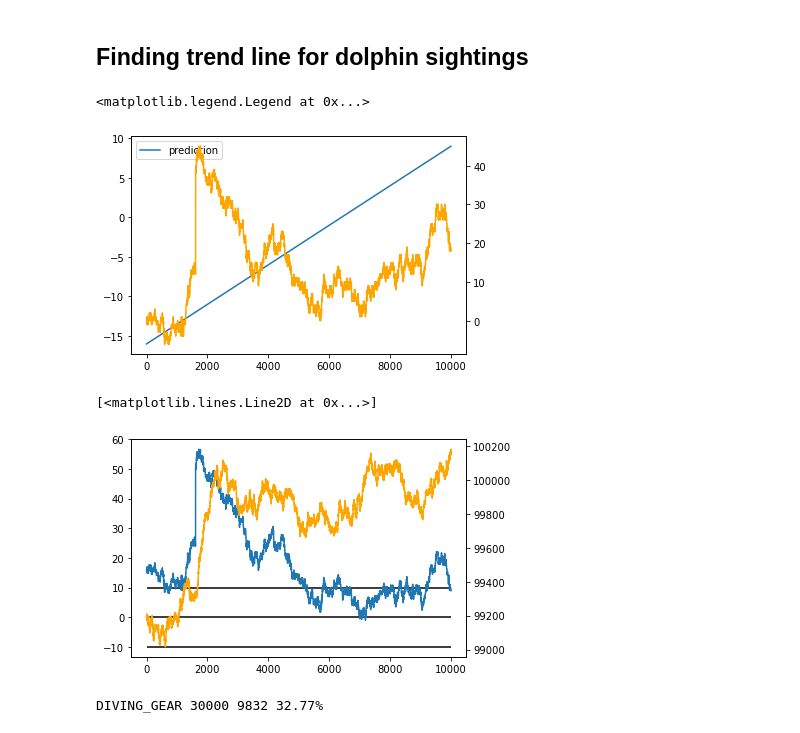
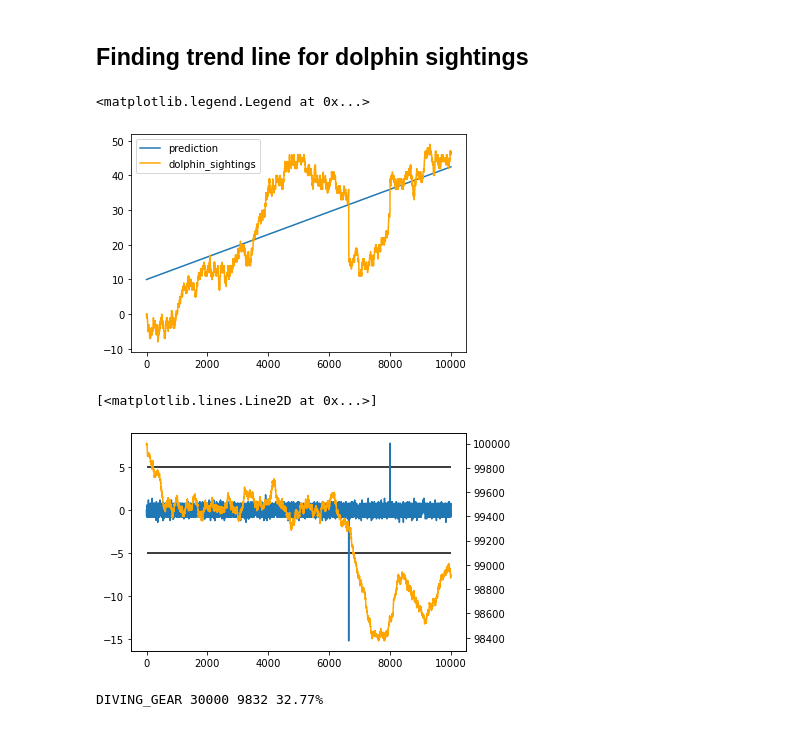
Before and after one commit to XiuLuoShen/imc_prosperity, a Jupyter notebook: Dolphins.ipynb, the cells around one changed output. Saved outputs shown, nothing was run; the diff lists cells and outputs as text; code cells hidden in the pictures.

```diff
--- a/Dolphins.ipynb
+++ b/Dolphins.ipynb
@@ -444,8 +458,6 @@ pd.DataFrame(dolphin_diff.value_counts().sort_index()).transpose()
 quote = hist_quotes['DIVING_GEAR'].copy()
 quote['time'] = quote['timestamp']/100
 quote['DOLPHIN_SIGHTINGS'] = hist_quotes['DOLPHIN_SIGHTINGS']['mid_price']
-quote['signal'] = dolphin_diff
-quote['signal'] = np.sign(dolphin_diff)
 
 trades = hist_trades['DIVING_GEAR']
 trades['time'] = trades['timestamp']/100
@@ -459,0 +550,22 @@ for t in FUTURE_TIMES:
+# %%
+# last few unique
+changes = dolphin_diff.loc[dolphin_diff != 0].copy()
+dolphin_unique = quote.loc[dolphin_diff != 0, 'DOLPHIN_SIGHTINGS'].copy()
+quote.drop('signal', axis=1,inplace=True)
+# changes = np.sign(changes)
+# quote['signal'] = changes.rolling(10).sum()-changes.rolling(20).sum()
+# macd
+# quote['signal'] = changes.rolling(3, min_periods=0).sum()-changes.rolling(10, min_periods=0).sum()
+
+# Change in direction
+
+# quote['signal'] = quote['DOLPHIN_SIGHTINGS'].rolling(5, min_periods=0).mean()-quote['DOLPHIN_SIGHTINGS'].rolling(10, min_periods=0).mean()
+
+# emacd
+quote['signal'] = quote['DOLPHIN_SIGHTINGS'].ewm(10, min_periods=0).mean()-quote['DOLPHIN_SIGHTINGS'].ewm(100, min_periods=0).mean()
+
+
+# quote['signal'] = quote['DOLPHIN_SIGHTINGS']-quote['DOLPHIN_SIGHTINGS'].ewm(10, min_periods=0).mean()
+# quote['signal'] = quote['DOLPHIN_SIGHTINGS']-dolphin_unique.ewm(10, min_periods=0).mean()
+
+# quote['signal'].fillna(method='ffill', inplace=True)
@@ -487,7 +637,7 @@ DIVING_GEAR 30000 6862 22.87%
 # %%
 from sklearn.linear_model import LinearRegression, Ridge
 # %%
-start = 20000
+start = 0
 end = start + 10000
 
 train_quote = quote.iloc[start:end].reset_index(drop=True)
@@ -500,33 +650,35 @@ y = y.values
 # reg = LinearRegression(fit_intercept=False).fit(X, y)
 # print(reg.score(X,y), reg.coef_, reg.intercept_)
 # prediction = reg.predict(X)
-# prediction = np.multiply(X, 25/10000)+10 # day 1
+prediction = np.multiply(X, 32.5/10000)+10 # day 1
 
 # prediction = np.multiply(X, 25/10000)-11 # day 2
-prediction = np.multiply(X, 25/10000)-16 # day 3
+# prediction = np.multiply(X, 25/10000)-16 # day 3
 
 
 train_quote['prediction'] = prediction
 train_quote['signal'] = y - prediction
+train_quote['signal'] = train_quote['signal'] - train_quote['signal'].rolling(5, min_periods=0).mean()
 # train_quote['signal'] = train_quote['signal']
 # %%
 f, ax = plt.subplots()
 
 ax.plot(train_quote['prediction'], label='prediction')
 
-ax2 = ax.twinx()
-ax2.plot(y, label='dolphin_sightings', color='orange')
+# ax2 = ax.twinx()
+ax.plot(y, label='dolphin_sightings', color='orange')
 ax.legend()
 # %% [output]
 <matplotlib.legend.Legend at 0x...>
-[figure, old version]
+[figure, new version]
 # %%
 f, ax = plt.subplots()
 ax.plot(train_quote['signal'], label='signal')
 
-ax.hlines(10, xmin = 0, xmax=10000, color='black')
+bounds = 5
+ax.hlines(bounds, xmin = 0, xmax=10000, color='black')
 ax.hlines(0, xmin = 0, xmax=10000, color='black')
-ax.hlines(-10, xmin = 0, xmax=10000, color='black')
+ax.hlines(-bounds, xmin = 0, xmax=10000, color='black')
 
 ax2 = ax.twinx()
 ax2.plot(train_quote['mid_price'], label='diving_price', color='orange')
@@ -534,7 +686,7 @@ ax2.plot(train_quote['mid_price'], label='diving_price', color='orange')
 # ax2.plot('time','price', data=trades, color='black')
 # %% [output]
 [<matplotlib.lines.Line2D at 0x...>]
-[figure, old version]
+[figure, new version]
 # %%
 sub_data = train_quote.copy()
 sub_data = sub_data.loc[np.abs(sub_data.signal) >= 2]
```
Also changed, not shown: parts of 29 cells of this notebook, 4 other files.
